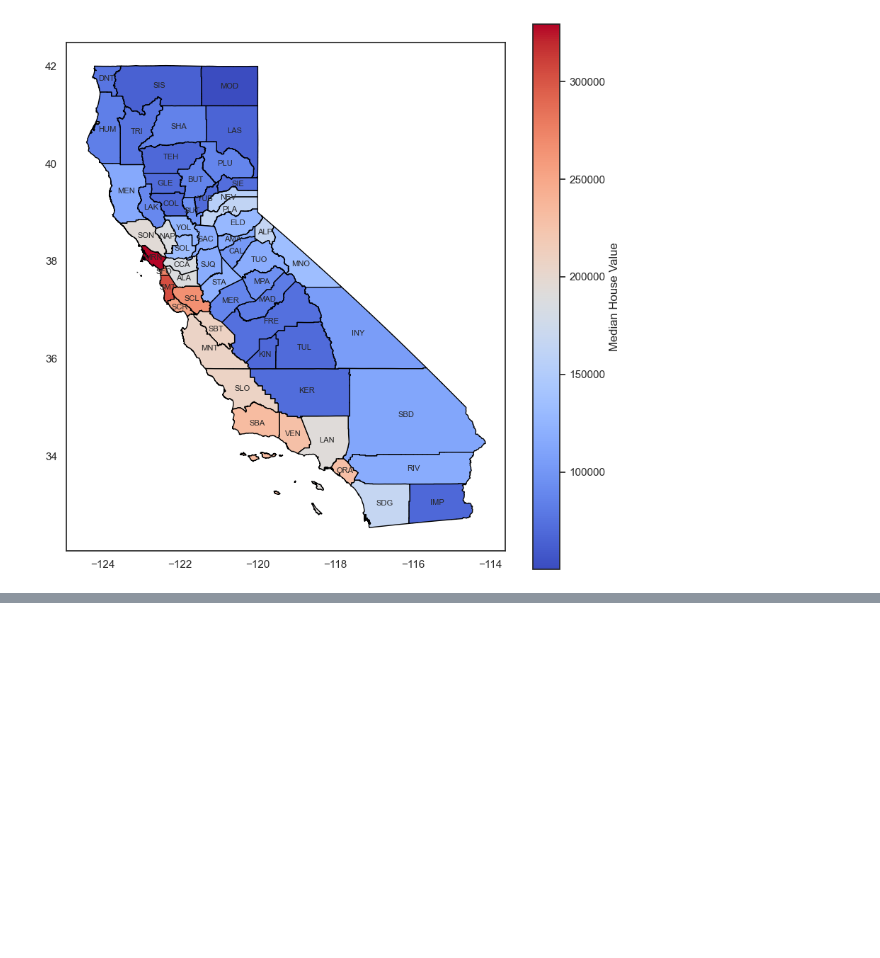
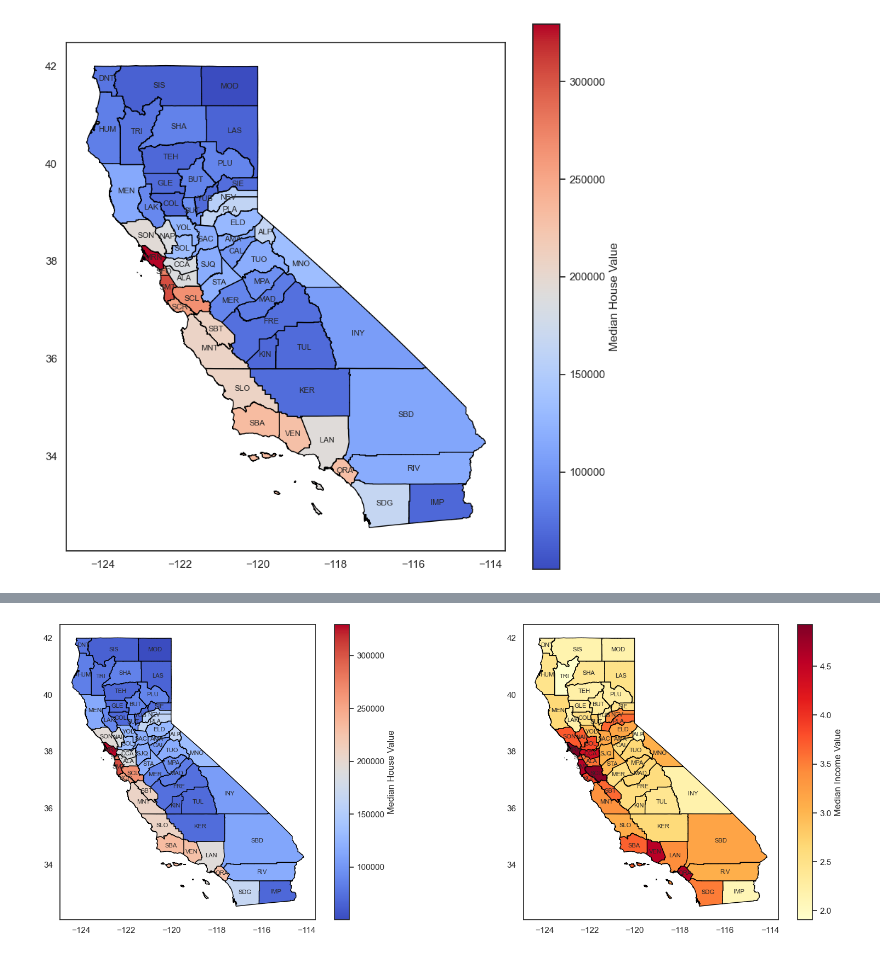
Before and after one commit to VieiraJulio/Projeto-Regressao---Em-dev, a Jupyter notebook: notebooks/03-jv-geo_parte_00.ipynb, the cells around one changed output, grey strips where cells are left out. Drawn from its saved outputs; the diff is of its cells as text; code cells hidden in the pictures; blank space fills up the shorter version.

```diff
--- a/notebooks/03-jv-geo_parte_00.ipynb
+++ b/notebooks/03-jv-geo_parte_00.ipynb
@@ -630,0 +649,27 @@ plt.show()
+# %%
+fig, axs = plt.subplots(1,2, figsize = (20,7))
+
+gdf_counties.plot(
+    ax = axs[0],
+    edgecolor = "black",
+    column = "median_house_value",
+    cmap = PALETTE,
+    legend = True,
+    legend_kwds = {"label": "Median House Value"}
+)
+gdf_counties.plot(
+    ax = axs[1],
+    edgecolor = "black",
+    column = "median_income",
+    cmap = "YlOrRd",
+    legend = True,
+    legend_kwds = {"label": "Median Income Value"}
+)
+
+for x,y, abbrev in zip(gdf_counties["centroid"].x, gdf_counties["centroid"].y,gdf_counties["abbrev"]):
+    axs[0].text(x,y, abbrev, ha = "center", va = "center", fontsize = 8)
+    axs[1].text(x,y, abbrev, ha = "center", va = "center", fontsize = 8)
+
+plt.show()
+# %% [output]
+[figure, added]
```
Also changed, not shown: parts of 1 cell of this notebook.
